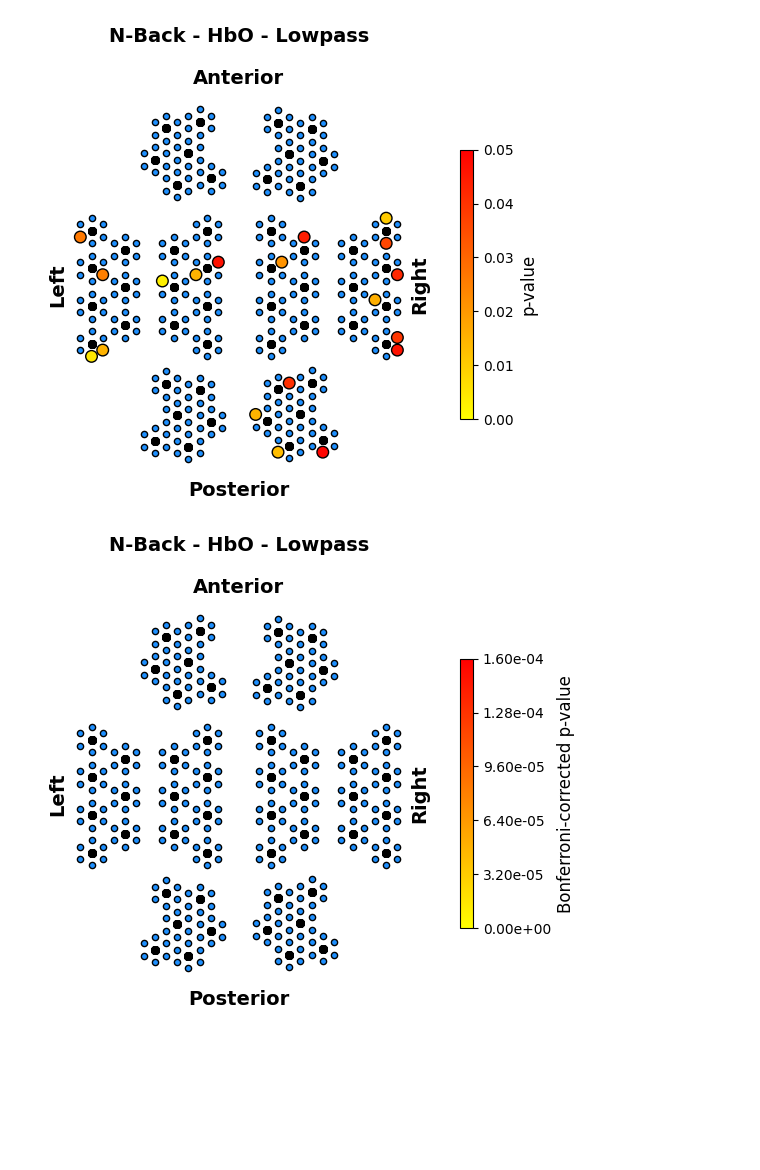
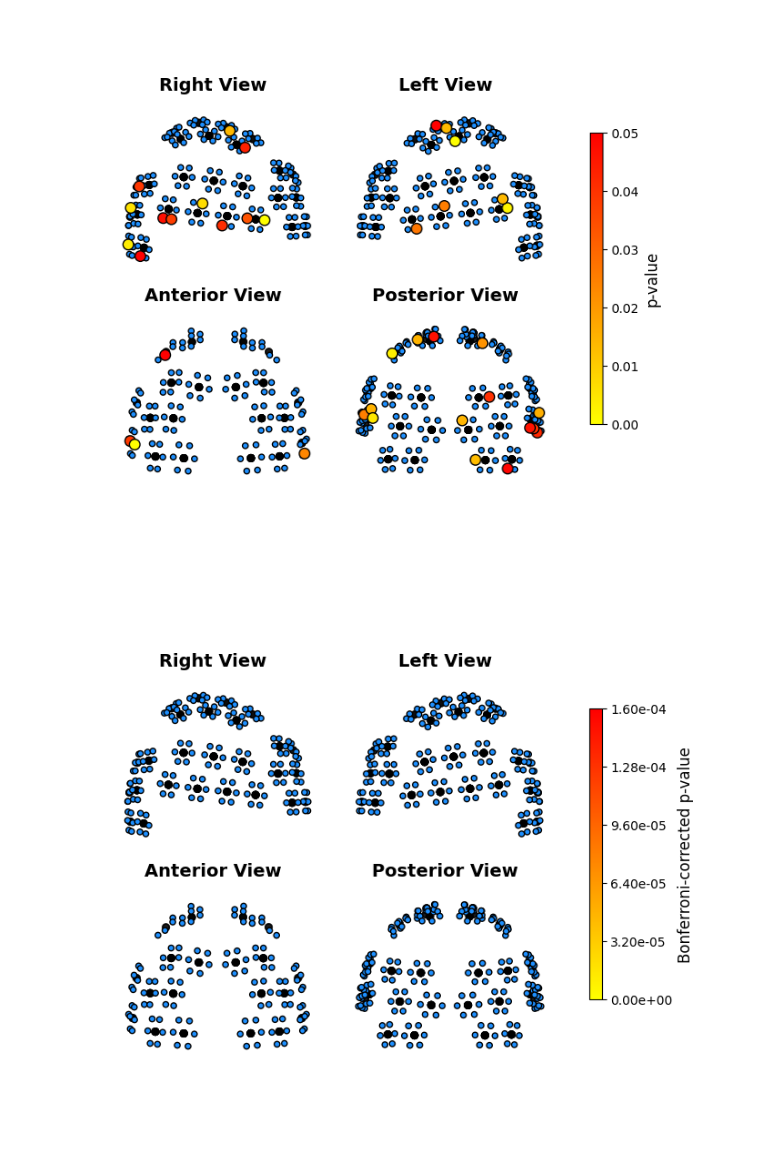
Before and after one commit to AyazLab/KernelFlow_Analysis, a Jupyter notebook: flow_analysis.ipynb, the cells around one changed output. Drawn from its saved outputs; the diff is of its cells as text; code cells hidden in the pictures; blank space fills up the shorter version.

```diff
--- a/flow_analysis.ipynb
+++ b/flow_analysis.ipynb
@@ -3569,8 +3619,8 @@ filter_type = "lowpass"
 # flow_stats_out = FR.load_flow_stats("n_back", "HbO", "lowpass", sig_only=False, brain_regions=True, corr=True, depth=10)
 # flow_stats_out
 # %%
-FR.plot_stat_results("2d", exp_name, hemo_type, filter_type, corr=False)
-FR.plot_stat_results("2d", exp_name, hemo_type, filter_type, corr=True)
+FR.plot_stat_results("3d", exp_name, hemo_type, filter_type, corr=False)
+FR.plot_stat_results("3d", exp_name, hemo_type, filter_type, corr=True)
 # %% [output]
-[figure, old version]
+[figure, new version]
-[figure, old version]
+[figure, new version]
```
Also changed, not shown: parts of 1 cell of this notebook, 1 other file.
